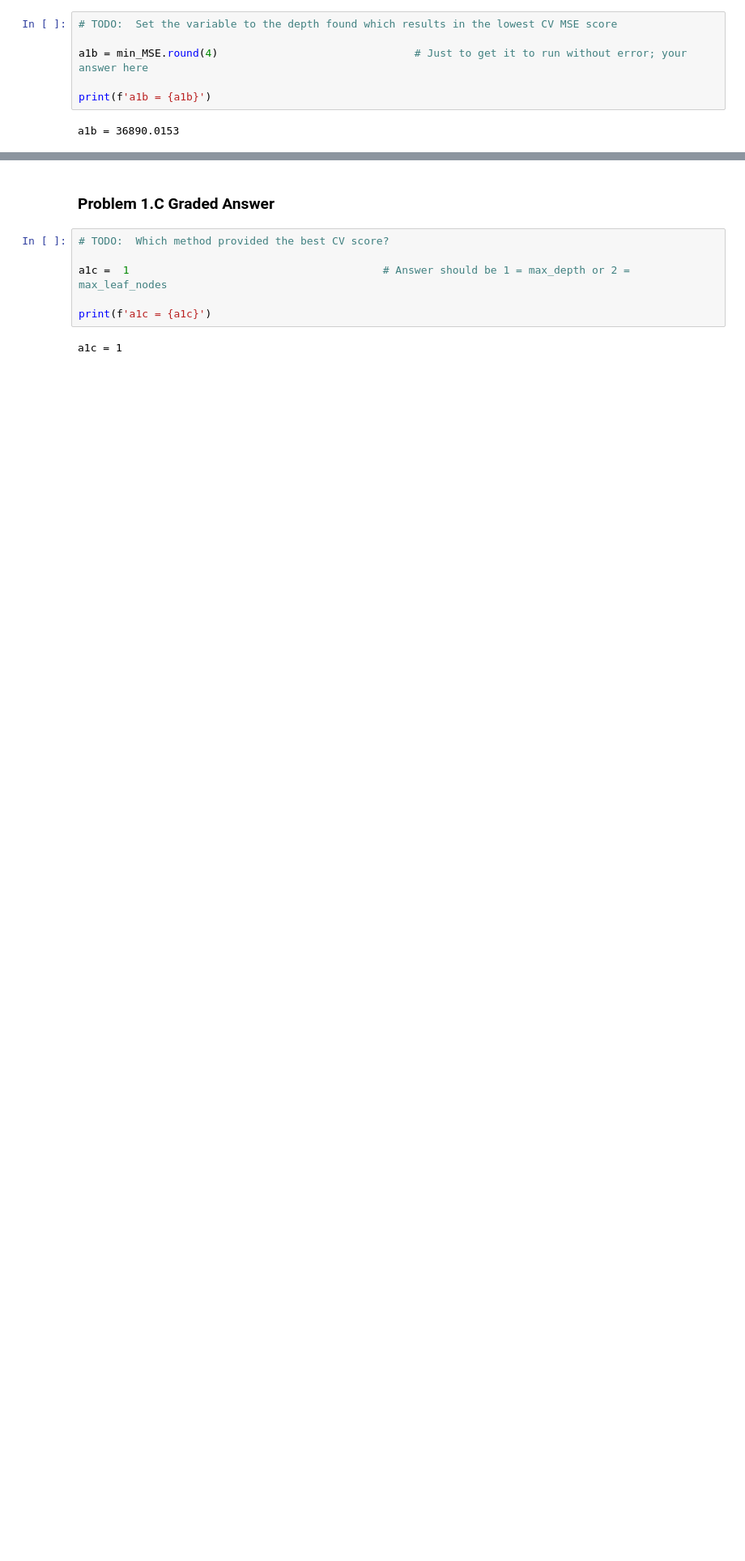
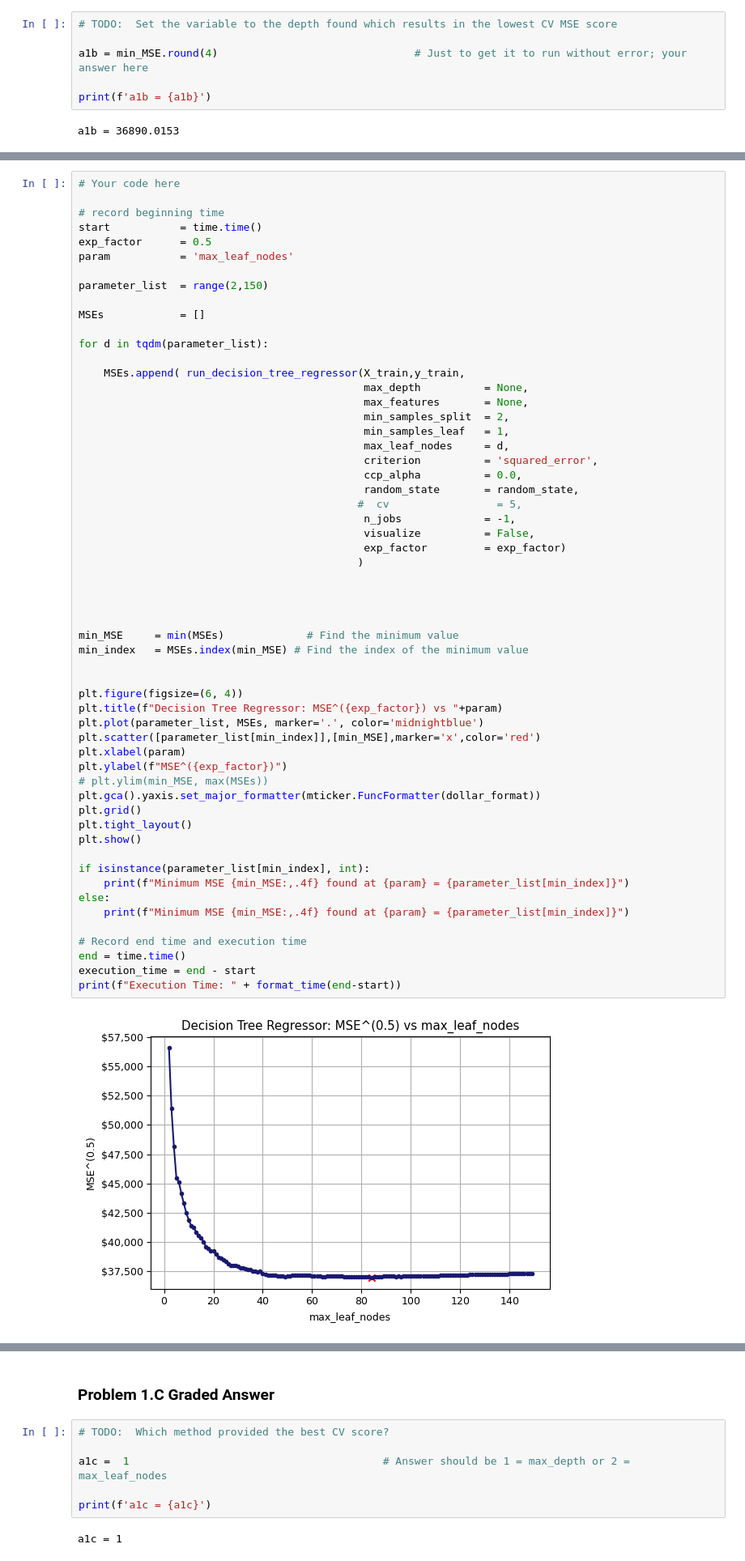
Before and after one commit to ArunR-DSML/Module-3-Assignments, a Jupyter notebook: Homework_06.ipynb, the cells around one changed output, grey strips where cells are left out. Shown at 81% size. Saved outputs shown, nothing was run; the diff lists cells and outputs as text; blank space fills up the shorter version.

```diff
--- a/Homework_06.ipynb
+++ b/Homework_06.ipynb
@@ -329,0 +415,59 @@ a1b = 36890.0153
+# %%
+# Your code here
+
+# record beginning time
+start           = time.time()
+exp_factor      = 0.5
+param           = 'max_leaf_nodes'
+
+parameter_list  = range(2,150)
+
+MSEs            = []
+
+for d in tqdm(parameter_list):
+
+    MSEs.append( run_decision_tree_regressor(X_train,y_train,
+                                             max_depth          = None,
+                                             max_features       = None,
+                                             min_samples_split  = 2,
+                                             min_samples_leaf   = 1,
+                                             max_leaf_nodes     = d,
+                                             criterion          = 'squared_error',
+                                             ccp_alpha          = 0.0,
+                                             random_state       = random_state,
+                                            #  cv                 = 5,
+                                             n_jobs             = -1,
+                                             visualize          = False,
+                                             exp_factor         = exp_factor)
+                                            )
+
+
+
+
+min_MSE     = min(MSEs)             # Find the minimum value
+min_index   = MSEs.index(min_MSE) # Find the index of the minimum value
+
+
+plt.figure(figsize=(6, 4))
+plt.title(f"Decision Tree Regressor: MSE^({exp_factor}) vs "+param)
+plt.plot(parameter_list, MSEs, marker='.', color='midnightblue')
+plt.scatter([parameter_list[min_index]],[min_MSE],marker='x',color='red')
+plt.xlabel(param)
+plt.ylabel(f"MSE^({exp_factor})")
+# plt.ylim(min_MSE, max(MSEs))
+plt.gca().yaxis.set_major_formatter(mticker.FuncFormatter(dollar_format))
+plt.grid()
+plt.tight_layout()
+plt.show()
+
+if isinstance(parameter_list[min_index], int):
+    print(f"Minimum MSE {min_MSE:,.4f} found at {param} = {parameter_list[min_index]}")
+else:
+    print(f"Minimum MSE {min_MSE:,.4f} found at {param} = {parameter_list[min_index]}")
+
+# Record end time and execution time
+end = time.time()
+execution_time = end - start
+print(f"Execution Time: " + format_time(end-start))
+# %% [output]
+[figure, added]
```
Also changed, not shown: parts of 49 cells of this notebook.
